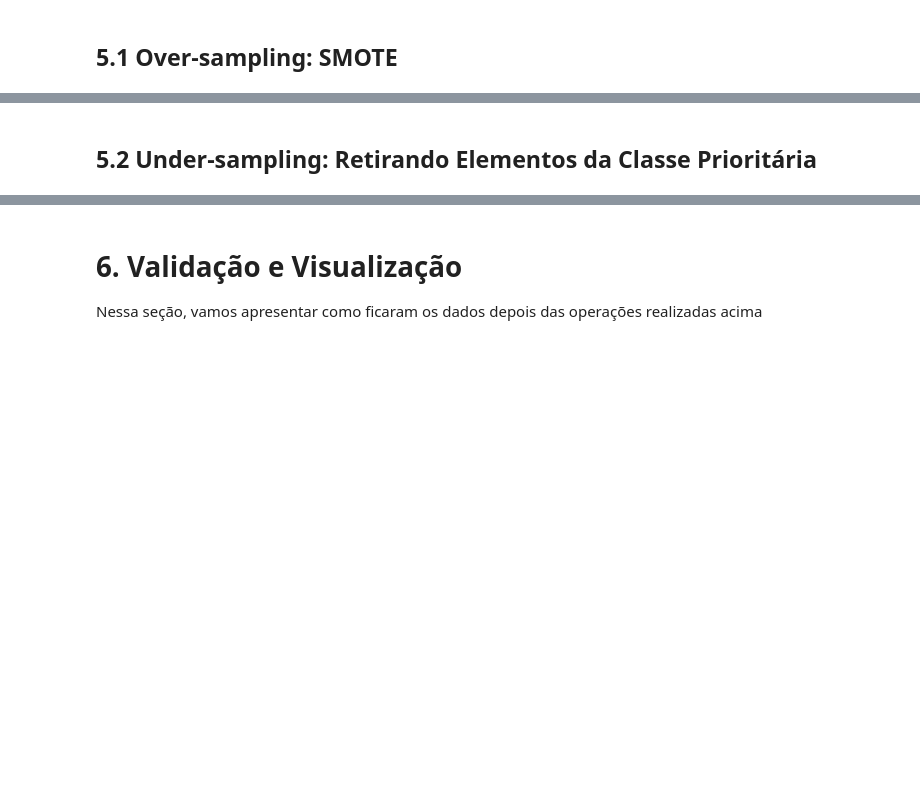
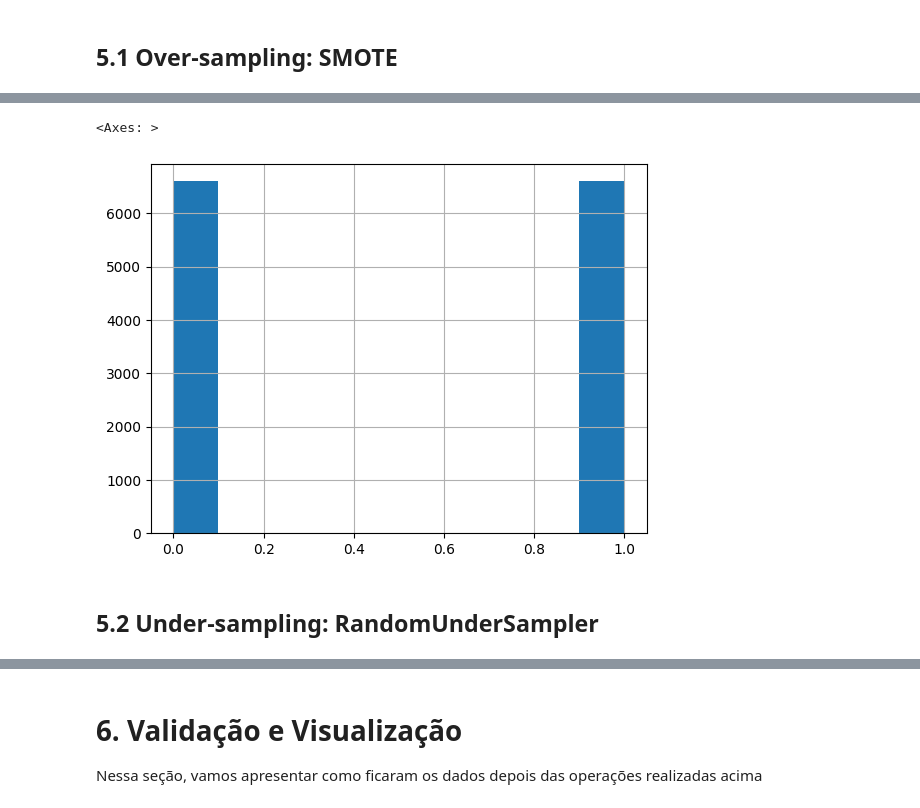
Before and after one commit to BiancaCarneiro/Projeto-AM, a Jupyter notebook: Segundo Projeto/preparacao_dos_dados.ipynb, the cells around one changed output, grey strips where cells are left out. Drawn from its saved outputs; the diff is of its cells as text; code cells hidden in the pictures; blank space fills up the shorter version.

```diff
--- a/Segundo Projeto/preparacao_dos_dados.ipynb
+++ b/Segundo Projeto/preparacao_dos_dados.ipynb
@@ -9,2 +30,5 @@ import missingno
 
 pd.set_option('display.max_columns', None)
+# %%
+df = pd.read_csv('data.csv')
+df.info()
@@ -27,2 +75,9 @@ Não há nulos nesse dataset
 # %% [markdown]
 ## 5.1 Over-sampling: SMOTE
+# %%
+sm = SMOTE(sampling_strategy='not majority', random_state=42)
+# %%
+X_res, y_res = sm.fit_resample(df.drop(columns="Bankrupt?"), df["Bankrupt?"])
+# %%
+df_smote = pd.concat([y_res, X_res], axis=1)
+df_smote.head()
@@ -28,0 +111,5 @@ Não há nulos nesse dataset
+# %%
+df_smote["Bankrupt?"].hist()
+# %% [output]
+<Axes: >
+[figure, added]
@@ -29,2 +118,2 @@ Não há nulos nesse dataset
 # %% [markdown]
-## 5.2 Under-sampling: Retirando Elementos da Classe Prioritária
+## 5.2 Under-sampling: RandomUnderSampler
```
Also changed, not shown: parts of 14 cells of this notebook.
